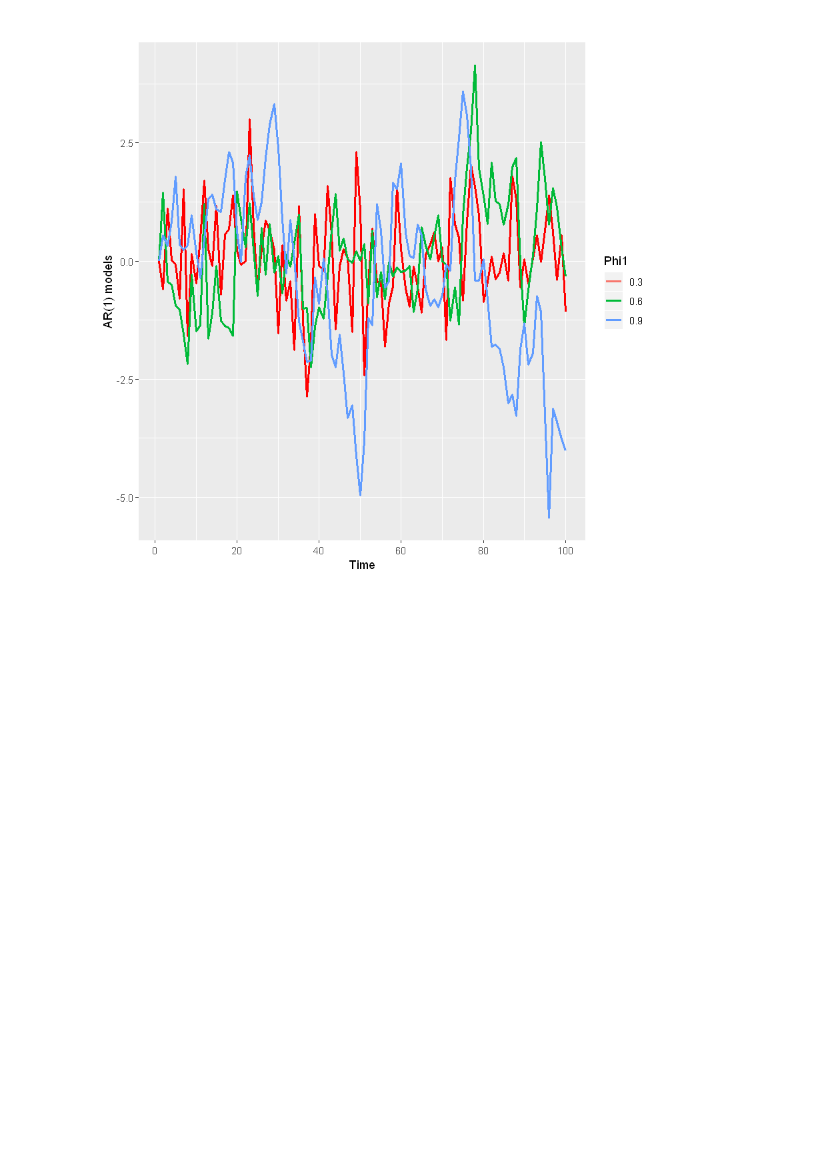
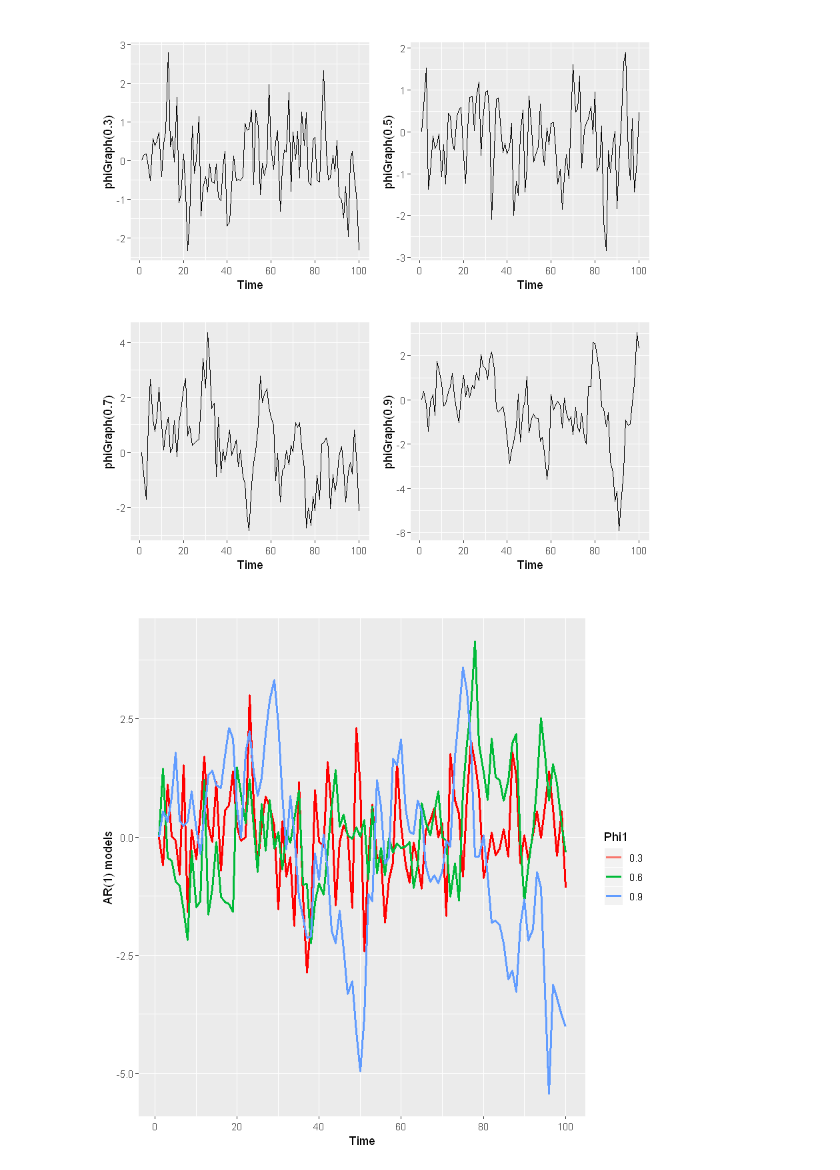
Before and after one commit to D4R6-Robot/Statistics, a Jupyter notebook: 2nd semester/02.TimeSeries/HW3/HW(3-3).ipynb, the cells around one changed output. Drawn from its saved outputs; the diff is of its cells as text; code cells hidden in the pictures; blank space fills up the shorter version.

```diff
--- a/2nd semester/02.TimeSeries/HW3/HW(3-3).ipynb
+++ b/2nd semester/02.TimeSeries/HW3/HW(3-3).ipynb
@@ -21,0 +28,26 @@ ar1generator <- function(phi1){
+# %%
+# b. 시계열에 대한 시간 그래프를 그려봅시다. Φ_1  이 변하면 그래프가 어떻게 변합니까?
+
+phiGraph <- function(phi) {
+    y <- ts(numeric(100))
+
+    e <- rnorm(100)
+
+    for(i in 2:100){
+        y[i] <- phi * y[i-1] + e[i]
+    }
+
+    return (y)
+}
+
+p1 <- autoplot(phiGraph(0.3))
+p2 <- autoplot(phiGraph(0.5))
+p3 <- autoplot(phiGraph(0.7))
+p4 <- autoplot(phiGraph(0.9))
+
+grid.arrange(p1, p2, p3, p4,
+    layout_matrix = rbind(
+        c(1, 2),
+        c(3, 4)))
+# %% [output]
+[figure, added]
```
Also changed, not shown: parts of 5 cells of this notebook.
